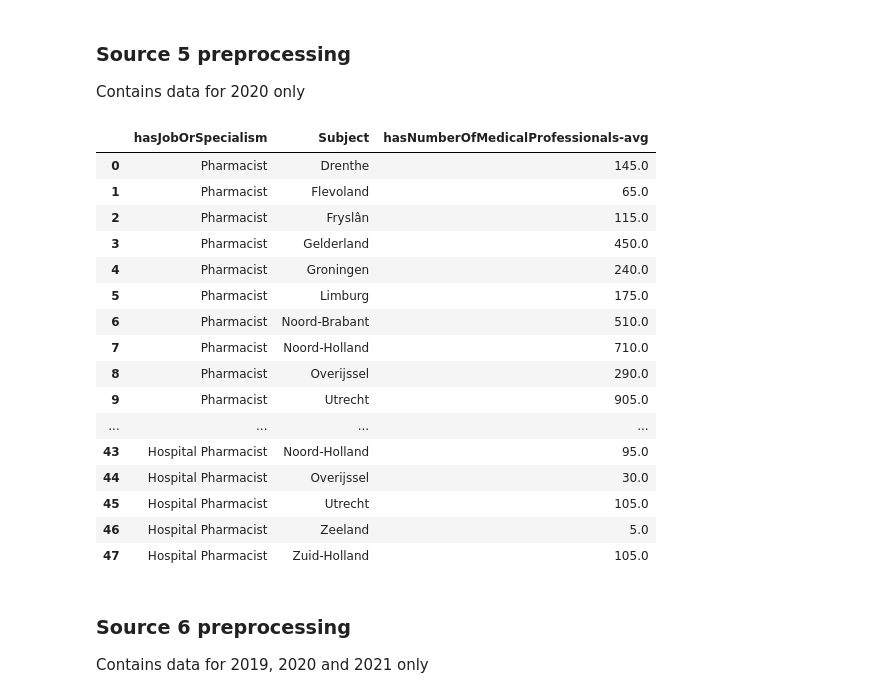
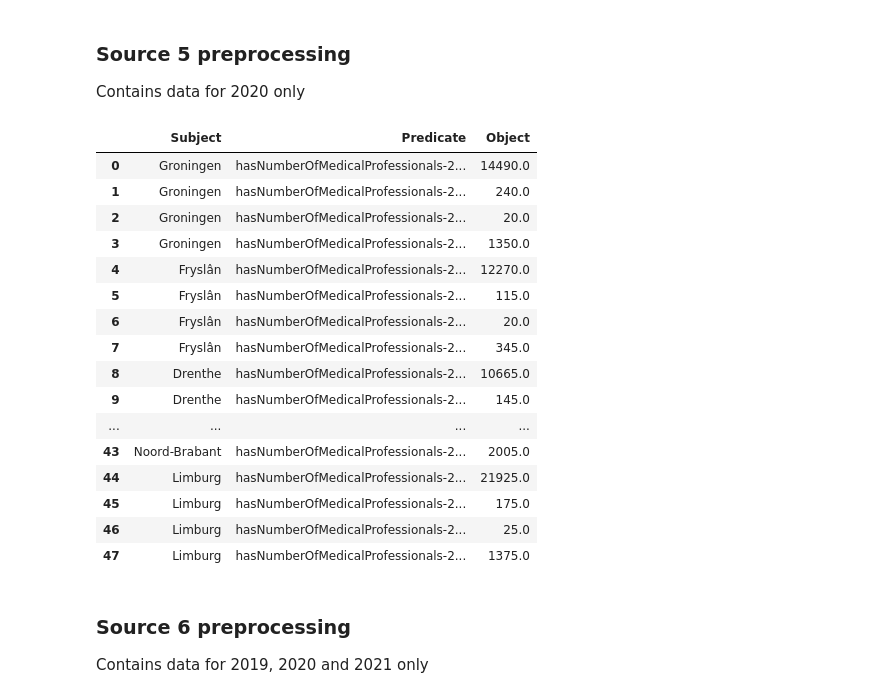
Before and after one commit to reikichan/2AMD20, a Jupyter notebook: preprocessing.ipynb, the cells around one changed output. Cells and saved outputs as stored; diff of their text form; code cells hidden in the pictures.

```diff
--- a/preprocessing.ipynb
+++ b/preprocessing.ipynb
@@ -377,55 +377,72 @@ source_5 = pd.read_csv(f"{source_folder_path}/Source_{source_number}_full_conver
 source_5.columns = source_5.columns.str[1:]
 source_5.columns = source_5.columns.str[:-1]
 
 # remove "" and " (PV)" from column values
 source_5["Regio's"] = source_5["Regio's"].str[1:]
 source_5["Regio's"] = source_5["Regio's"].str[:-6]
 source_5["Beroepen en specialismen"] = source_5["Beroepen en specialismen"].str[1:]
 source_5["Beroepen en specialismen"] = source_5["Beroepen en specialismen"].str[:-1]
 source_5["Perioden"] = source_5["Perioden"].str[1:]
 source_5["Perioden"] = source_5["Perioden"].str[:-1]
 
 # remove * char from 2020
 source_5["Perioden"] = source_5["Perioden"].str.replace("*","")
 
 # drop age, social columns
 source_5.drop("Leeftijd",inplace=True,axis=1)
 source_5.drop("Sociaaleconomische categorie",inplace=True,axis=1)
+source_5.drop("Perioden", inplace=True, axis=1)
 
 # inspect rows where province is null
 source_5[source_5["Regio's"].isnull()]
 
 # drop rows where province is nan
 source_5 = source_5[source_5["Regio's"].notnull()]
 
-# AVERAGE the years
-source_5 = source_5.groupby(["Beroepen en specialismen", "Regio's"]).mean().reset_index()
-
 # Renaming the columns, first col is considered to be of type subject and the others of type predicate
 source_5_wide_format = source_5.rename(columns={"Regio's":"Subject", "Beroepen en specialismen":"hasJobOrSpecialism", \
-    "Medisch geschoolden (aantal)":"hasNumberOfMedicalProfessionals-avg"})
+    "Medisch geschoolden (aantal)":"hasNumberOfMedicalProfessionals-2020"})
 # renaming string values to english
 source_5_wide_format = source_5_wide_format.replace({"Apotheker":"Pharmacist", "Basisarts":"Medical Doctor", \
     "Totaal BIG-geregistreerde beroepen":"Total BIG registered professions", "Ziekenhuisapotheker":"Hospital Pharmacist"})
-source_5_wide_format
+
+# subject predicate object format
+predicates = []
+specialisms = list(source_5_wide_format['hasJobOrSpecialism'].unique())
+s5_dict = {'Subject':[] , 'Predicate': [], 'Object': []}
+subjects = source_5_wide_format['Subject'].unique()
+
+for specialism in specialisms:
+    predicates.append('hasNumberOfMedicalProfessionals-2020'+',' + specialism)
+
+for subject in subjects:
+    for predicate in predicates:
+        s5_dict['Subject'].append(subject)
+        s5_dict['Predicate'].append(predicate)
+        intermediate = source_5_wide_format[source_5_wide_format['Subject']==subject]
+        value = intermediate[intermediate['hasJobOrSpecialism']==predicate.split(',')[1]]['hasNumberOfMedicalProfessionals-2020']
+        s5_dict['Object'].append(float(value))
+
+spo_5 = pd.DataFrame(data=s5_dict)
+spo_5
 # %% [output]
-|  | hasJobOrSpecialism | Subject | hasNumberOfMedicalProfessionals-avg |
-| 0 | Pharmacist | Drenthe | 145.0 |
-| 1 | Pharmacist | Flevoland | 65.0 |
-| 2 | Pharmacist | Fryslân | 115.0 |
-| 3 | Pharmacist | Gelderland | 450.0 |
-| 4 | Pharmacist | Groningen | 240.0 |
-| 5 | Pharmacist | Limburg | 175.0 |
-| 6 | Pharmacist | Noord-Brabant | 510.0 |
-| 7 | Pharmacist | Noord-Holland | 710.0 |
-| 8 | Pharmacist | Overijssel | 290.0 |
-| 9 | Pharmacist | Utrecht | 905.0 |
+|  | Subject | Predicate | Object |
+| 0 | Groningen | hasNumberOfMedicalProfessionals-2... | 14490.0 |
+| 1 | Groningen | hasNumberOfMedicalProfessionals-2... | 240.0 |
+| 2 | Groningen | hasNumberOfMedicalProfessionals-2... | 20.0 |
+| 3 | Groningen | hasNumberOfMedicalProfessionals-2... | 1350.0 |
+| 4 | Fryslân | hasNumberOfMedicalProfessionals-2... | 12270.0 |
+| 5 | Fryslân | hasNumberOfMedicalProfessionals-2... | 115.0 |
+| 6 | Fryslân | hasNumberOfMedicalProfessionals-2... | 20.0 |
+| 7 | Fryslân | hasNumberOfMedicalProfessionals-2... | 345.0 |
+| 8 | Drenthe | hasNumberOfMedicalProfessionals-2... | 10665.0 |
+| 9 | Drenthe | hasNumberOfMedicalProfessionals-2... | 145.0 |
 | ... | ... | ... | ... |
-| 43 | Hospital Pharmacist | Noord-Holland | 95.0 |
-| 44 | Hospital Pharmacist | Overijssel | 30.0 |
-| 45 | Hospital Pharmacist | Utrecht | 105.0 |
-| 46 | Hospital Pharmacist | Zeeland | 5.0 |
-| 47 | Hospital Pharmacist | Zuid-Holland | 105.0 |
+| 43 | Noord-Brabant | hasNumberOfMedicalProfessionals-2... | 2005.0 |
+| 44 | Limburg | hasNumberOfMedicalProfessionals-2... | 21925.0 |
+| 45 | Limburg | hasNumberOfMedicalProfessionals-2... | 175.0 |
+| 46 | Limburg | hasNumberOfMedicalProfessionals-2... | 25.0 |
+| 47 | Limburg | hasNumberOfMedicalProfessionals-2... | 1375.0 |
 # %% [markdown]
 ### Source 6 preprocessing
 Contains data for 2019, 2020 and 2021 only
```
Also changed, not shown: parts of 17 cells of this notebook, 3 other files.
